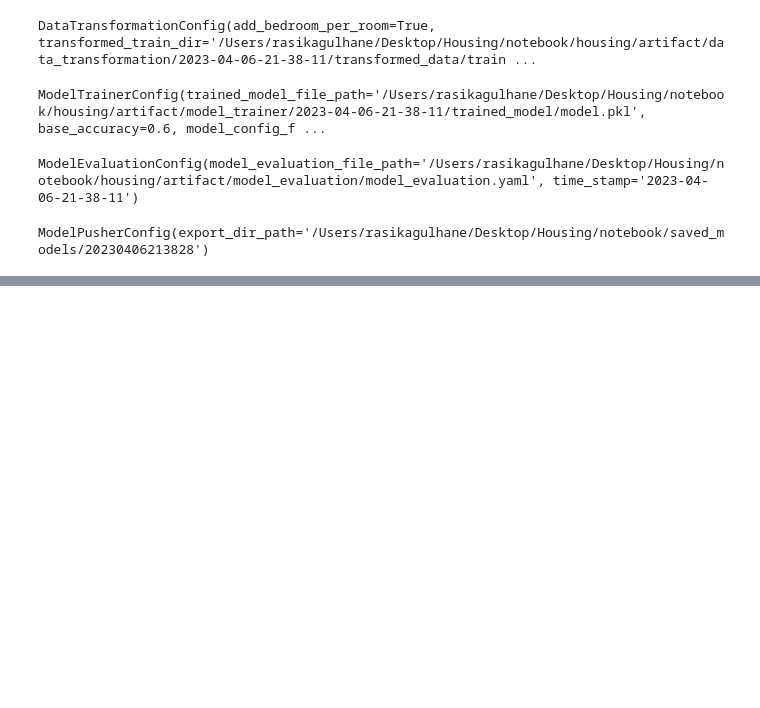
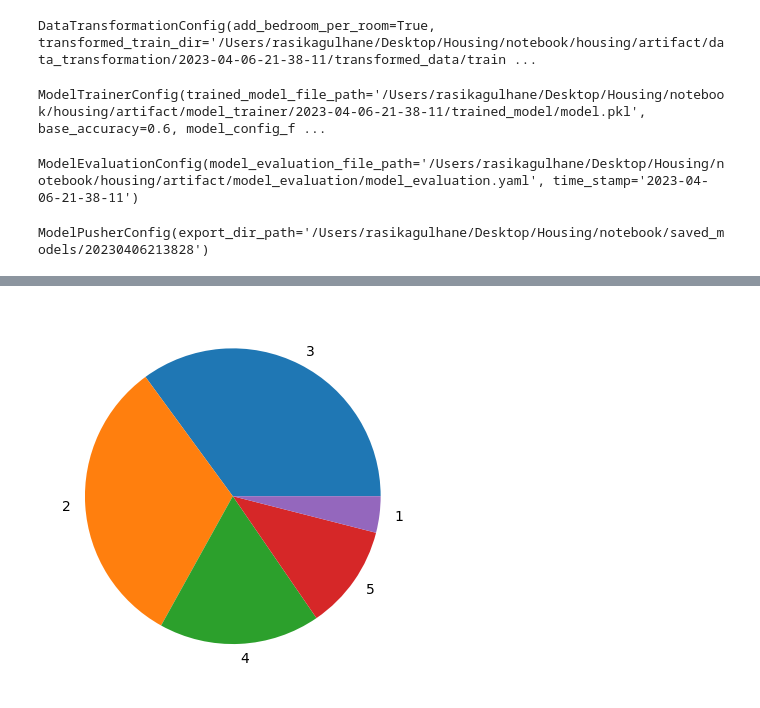
Before and after one commit to Rasika-Gulhane/Housing, a Jupyter notebook: notebook/example.ipynb, the cells around one changed output, grey strips where cells are left out. Saved outputs shown, nothing was run; the diff lists cells and outputs as text; code cells hidden in the pictures; blank space fills up the shorter version.

```diff
--- a/notebook/example.ipynb
+++ b/notebook/example.ipynb
@@ -84,0 +145,2 @@ ModelPusherConfig(export_dir_path='/Users/rasikagulhane/Desktop/Housing/notebook
+# %%
+split = StratifiedShuffleSplit(n_splits=1, test_size=0.2, random_state= 42)
@@ -84,0 +156,2 @@ ModelPusherConfig(export_dir_path='/Users/rasikagulhane/Desktop/Housing/notebook
+# %%
+train_df = housing_data_frame.loc[train_ix]
@@ -84,0 +168,7 @@ ModelPusherConfig(export_dir_path='/Users/rasikagulhane/Desktop/Housing/notebook
+# %%
+train_inc_count= train_df.income_cat.value_counts()
+# %%
+plt.pie(train_inc_count, labels=train_inc_count.index)
+plt.show()
+# %% [output]
+[figure, added]
```
Also changed, not shown: parts of 20 cells of this notebook, 6 other files.
